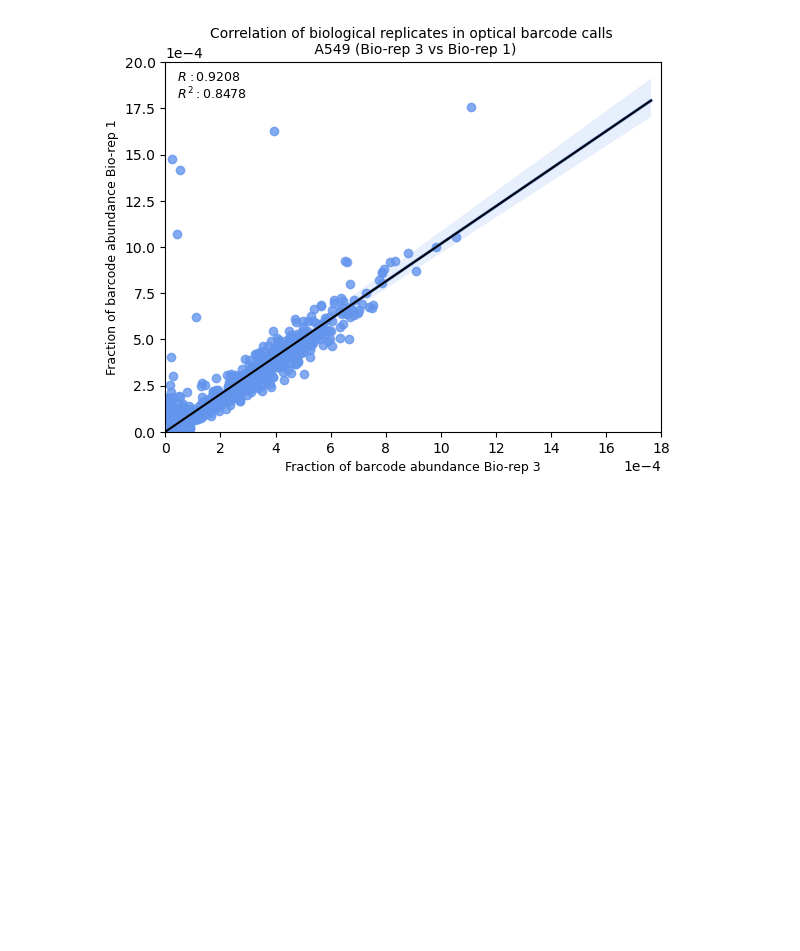
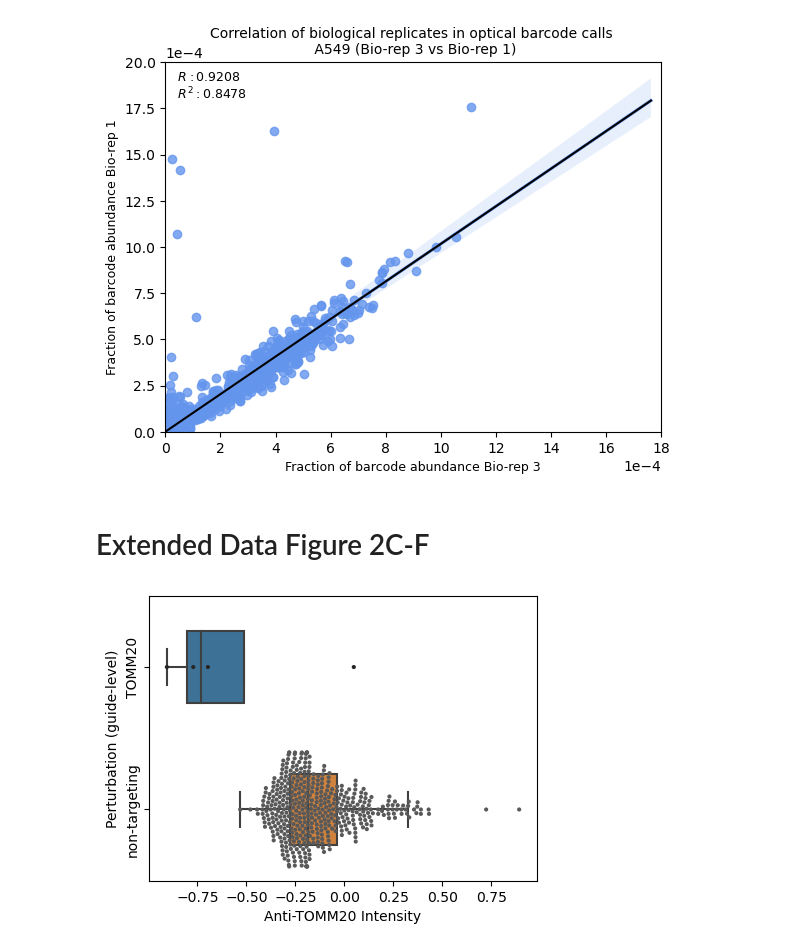
Before and after one commit to broadinstitute/2022_PERISCOPE, a Jupyter notebook: Supplemental_2_6_7/Cell_Count_Distribution.ipynb, the cells around one changed output. Cells and saved outputs as stored; diff of their text form; code cells hidden in the pictures; blank space fills up the shorter version.

Commit message:
adding the TOMM20 control to supl fig2

```diff
--- a/Supplemental_2_6_7/Cell_Count_Distribution.ipynb
+++ b/Supplemental_2_6_7/Cell_Count_Distribution.ipynb
@@ -536,3 +536,36 @@ plot_scatter('A549',A549_df['Fraction_BR3'],A549_df['Fraction_BR1'],'Fraction of
 [figure]
 [figure]
 [figure]
+# %% [markdown]
+# Extended Data Figure 2C-F
+# %%
+# Import the guide-level profiles without feature selection
+usecols=['Metadata_Foci_Barcode_MatchedTo_GeneCode','Cells_Intensity_MeanIntensity_Mito']
+df_guide_A549 = pd.read_csv("../6_Single_Features/inputs_data/20200805_A549_WG_Screen_guide_normalized_median_merged_ALLBATCHES_ALLWELLS.csv",usecols=usecols)
+# %%
+#
+def plot_tomm20_intensity(df_guide,gene,feature,group):
+    tomm20_guide_DMEM = df_guide.query('Metadata_Foci_Barcode_MatchedTo_GeneCode == @gene')
+    nontargeting_guide_DMEM = df_guide.query('Metadata_Foci_Barcode_MatchedTo_GeneCode == "nontargeting"')
+
+    tomm20_guide_DMEM_int = tomm20_guide_DMEM[["Metadata_Foci_Barcode_MatchedTo_GeneCode",feature]]
+    nontargeting_guide_DMEM_int = nontargeting_guide_DMEM[["Metadata_Foci_Barcode_MatchedTo_GeneCode",feature]]
+
+    tomm20_list = tomm20_guide_DMEM_int[feature].tolist()
+    nontargeting_list = nontargeting_guide_DMEM_int[feature].tolist()
+
+    fig, ax = plt.subplots(nrows = 1,ncols = 1, figsize=(5, 3.7))
+    data = [tomm20_list,nontargeting_list]
+    #ax1 = plt.boxplot(nontargeting_list)
+    ax = sns.boxplot(data,fliersize=0,width=0.5,saturation=0.6,orient = 'h')
+    ax = sns.swarmplot(data,size= 3 ,palette='dark:0.35',orient = 'h')
+    plt.xlabel('Anti-TOMM20 Intensity')
+    plt.ylabel('Perturbation (guide-level)')
+
+    ax.set_yticklabels([gene,'non-targeting'], rotation=90, verticalalignment='center')
+    plt.show()
+    output_file = f'{group}_{gene}_intensity_boxplot.png'
+    fig.savefig(os.path.join(output_folder,output_file),dpi=300)
+plot_tomm20_intensity(df_guide_A549, "TOMM20", "Cells_Intensity_MeanIntensity_Mito","A549")
+# %% [output]
+[figure, added]
```
Also changed, not shown: 1 other file.
